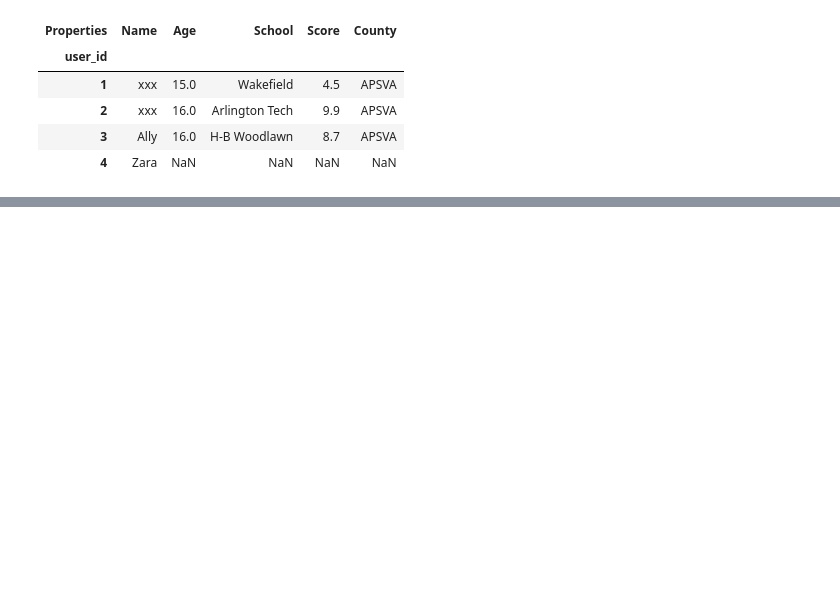
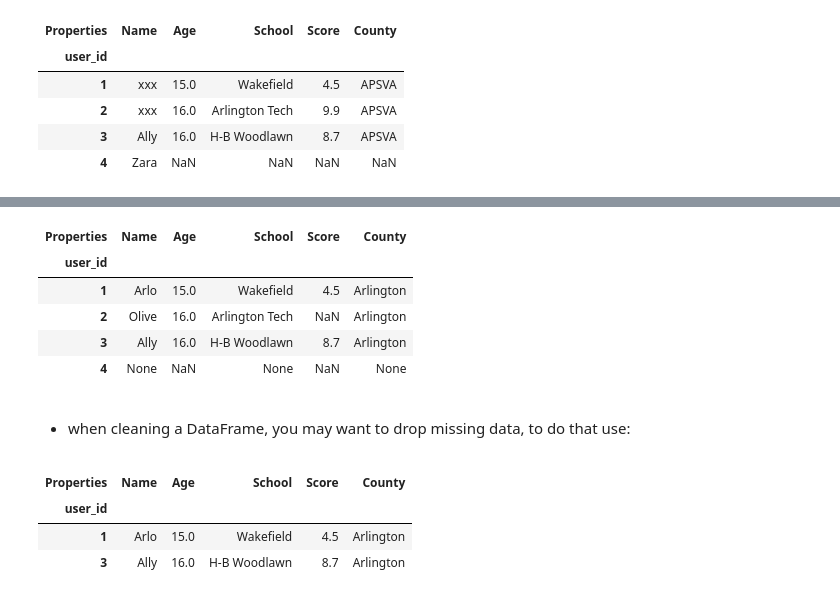
Before and after one commit to 1bMedina/ite140, a Jupyter notebook: notebooks/chapter5.ipynb, the cells around one changed output, grey strips where cells are left out. Drawn from its saved outputs; the diff is of its cells as text; code cells hidden in the pictures; blank space fills up the shorter version.

```diff
--- a/notebooks/chapter5.ipynb
+++ b/notebooks/chapter5.ipynb
@@ -416,0 +463,24 @@ df2.replace("Arlington", "APSVA")
+# %%
+df2 = df.copy()
+
+df2.loc[2 , "Score"] = None
+
+df2.loc[4, : ] = None
+
+df2
+# %% [output]
+| Properties | Name | Age | School | Score | County |
+| user_id |  |  |  |  |  |
+| 1 | Arlo | 15.0 | Wakefield | 4.5 | Arlington |
+| 2 | Olive | 16.0 | Arlington Tech | NaN | Arlington |
+| 3 | Ally | 16.0 | H-B Woodlawn | 8.7 | Arlington |
+| 4 | None | NaN | None | NaN | None |
+# %% [markdown]
+- <p style="font-family: monospace, monaco;"> when cleaning a DataFrame, you may want to drop missing data, to do that use: </p>
+# %%
+df2.dropna()
+# %% [output]
+| Properties | Name | Age | School | Score | County |
+| user_id |  |  |  |  |  |
+| 1 | Arlo | 15.0 | Wakefield | 4.5 | Arlington |
+| 3 | Ally | 16.0 | H-B Woodlawn | 8.7 | Arlington |
```
Also changed, not shown: parts of 31 cells of this notebook, 3 other files.
